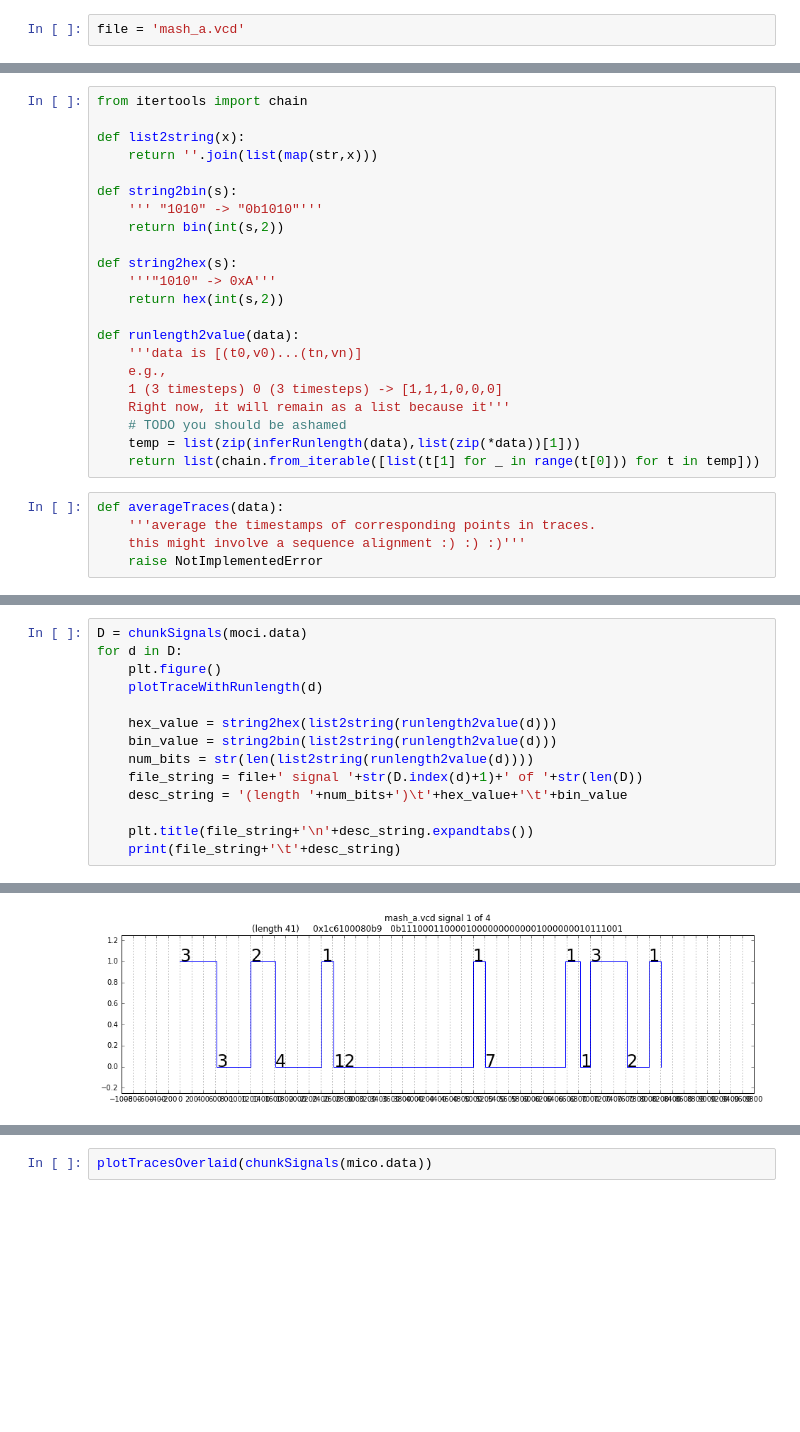
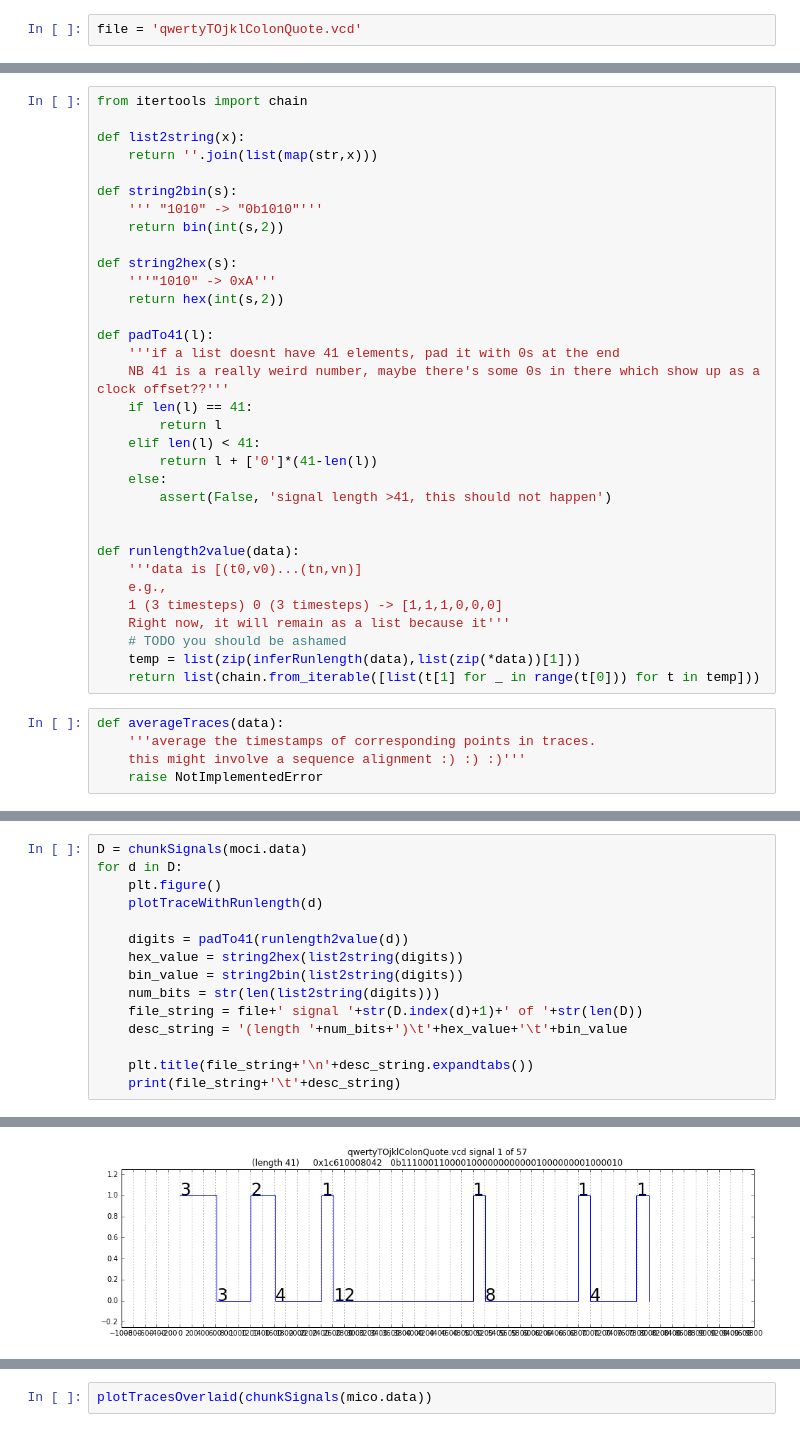
Before and after one commit to jnj16180340/NeXTsoundbox, a Jupyter notebook: Monitor bus sniffs/logic-analysis.ipynb, the cells around one changed output, grey strips where cells are left out. Drawn from its saved outputs; the diff is of its cells as text; blank space fills up the shorter version.

```diff
--- a/Monitor bus sniffs/logic-analysis.ipynb
+++ b/Monitor bus sniffs/logic-analysis.ipynb
@@ -537,6 +537,6 @@ def steppy(data):
 
     return list(zip(*newdata))[0], list(zip(*newdata))[1]
 # %%
-file = 'mash_a.vcd'
+file = 'qwertyTOjklColonQuote.vcd'
 # %%
 data = parse_vcd(file)
@@ -674,6 +675,17 @@ def string2hex(s):
     '''"1010" -> 0xA'''
     return hex(int(s,2))
 
+def padTo41(l):
+    '''if a list doesnt have 41 elements, pad it with 0s at the end
+    NB 41 is a really weird number, maybe there's some 0s in there which show up as a clock offset??'''
+    if len(l) == 41:
+        return l
+    elif len(l) < 41:
+        return l + ['0']*(41-len(l))
+    else:
+        assert(False, 'signal length >41, this should not happen')
+
+
 def runlength2value(data):
     '''data is [(t0,v0)...(tn,vn)]
     e.g.,
@@ -697,9 +709,10 @@ for d in D:
     plt.figure()
     plotTraceWithRunlength(d)
 
-    hex_value = string2hex(list2string(runlength2value(d)))
-    bin_value = string2bin(list2string(runlength2value(d)))
-    num_bits = str(len(list2string(runlength2value(d))))
+    digits = padTo41(runlength2value(d))
+    hex_value = string2hex(list2string(digits))
+    bin_value = string2bin(list2string(digits))
+    num_bits = str(len(list2string(digits)))
     file_string = file+' signal '+str(D.index(d)+1)+' of '+str(len(D))
     desc_string = '(length '+num_bits+')\t'+hex_value+'\t'+bin_value
 
@@ -713 +739 @@ mash_a.vcd signal 4 of 4        (length 41)     0x1c610008039   0b11100011000010
-[figure, old version]
+[figure, new version]
```
Also changed, not shown: parts of 9 cells of this notebook, 28 other files.
